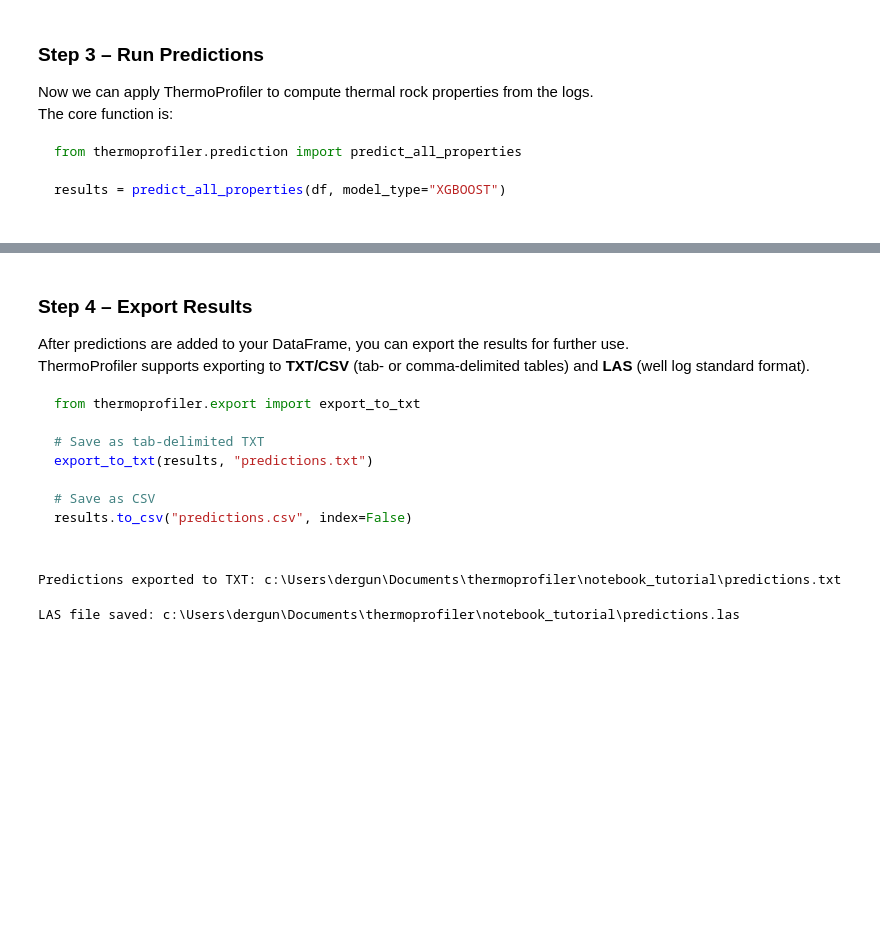
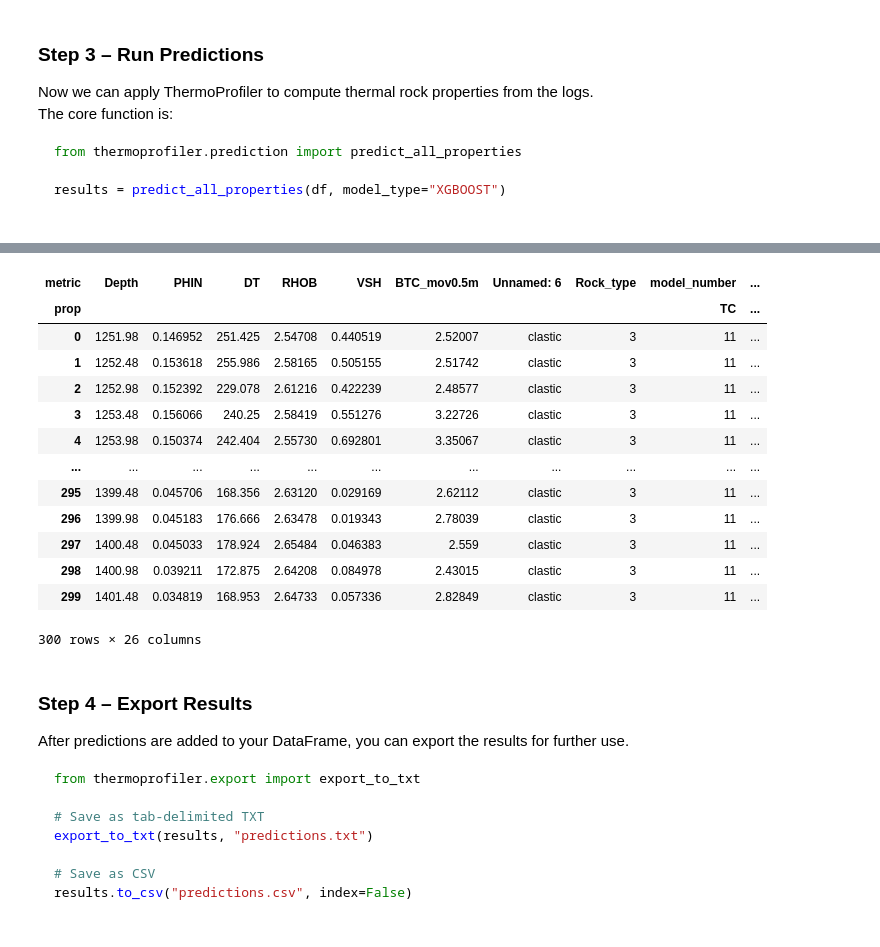
Before and after one commit to viktoriadergunova/thermoprofiler, a Jupyter notebook: notebook_tutorial/predict_thermalproperties.ipynb, the cells around one changed output, grey strips where cells are left out. Cells and saved outputs as stored; diff of their text form; code cells hidden in the pictures; blank space fills up the shorter version.

````diff
--- a/notebook_tutorial/predict_thermalproperties.ipynb
+++ b/notebook_tutorial/predict_thermalproperties.ipynb
@@ -137,8 +174,27 @@ df.tail(300)
+# %%
+df_all_xgb.head()
+df_all_xgb.value_counts()
+df_all_xgb.head(300)
+# %% [output]
+| metric | Depth | PHIN | DT | RHOB | VSH | BTC_mov0.5m | Unnamed: 6 | Rock_type | model_number | ... |
+| prop |  |  |  |  |  |  |  |  | TC | ... |
+| 0 | 1251.98 | 0.146952 | 251.425 | 2.54708 | 0.440519 | 2.52007 | clastic | 3 | 11 | ... |
+| 1 | 1252.48 | 0.153618 | 255.986 | 2.58165 | 0.505155 | 2.51742 | clastic | 3 | 11 | ... |
+| 2 | 1252.98 | 0.152392 | 229.078 | 2.61216 | 0.422239 | 2.48577 | clastic | 3 | 11 | ... |
+| 3 | 1253.48 | 0.156066 | 240.25 | 2.58419 | 0.551276 | 3.22726 | clastic | 3 | 11 | ... |
+| 4 | 1253.98 | 0.150374 | 242.404 | 2.55730 | 0.692801 | 3.35067 | clastic | 3 | 11 | ... |
+| ... | ... | ... | ... | ... | ... | ... | ... | ... | ... | ... |
+| 295 | 1399.48 | 0.045706 | 168.356 | 2.63120 | 0.029169 | 2.62112 | clastic | 3 | 11 | ... |
+| 296 | 1399.98 | 0.045183 | 176.666 | 2.63478 | 0.019343 | 2.78039 | clastic | 3 | 11 | ... |
+| 297 | 1400.48 | 0.045033 | 178.924 | 2.65484 | 0.046383 | 2.559 | clastic | 3 | 11 | ... |
+| 298 | 1400.98 | 0.039211 | 172.875 | 2.64208 | 0.084978 | 2.43015 | clastic | 3 | 11 | ... |
+| 299 | 1401.48 | 0.034819 | 168.953 | 2.64733 | 0.057336 | 2.82849 | clastic | 3 | 11 | ... |
+300 rows × 26 columns
 # %% [markdown]
 ### Step 4 – Export Results
 
 After predictions are added to your DataFrame, you can export the results for further use.
-ThermoProfiler supports exporting to **TXT/CSV** (tab- or comma-delimited tables) and **LAS** (well log standard format).
+
 
 ```python
 from thermoprofiler.export import export_to_txt
@@ -150,10 +206,5 @@ export_to_txt(results, "predictions.txt")
 results.to_csv("predictions.csv", index=False)
 # %%
 from thermoprofiler.export import export_to_txt, export_to_las
-export_to_txt(df, "predictions.txt")
+# export_to_txt(df, "predictions.txt")
+df.to_csv("predictions.csv", index=False)
-# %% [output]
-Predictions exported to TXT: c:\Users\dergun\Documents\thermoprofiler\notebook_tutorial\predictions.txt
-# %%
-export_to_las(df, "predictions.las", depth_col="Depth")
-# %% [output]
-LAS file saved: c:\Users\dergun\Documents\thermoprofiler\notebook_tutorial\predictions.las
````
Also changed, not shown: parts of 11 cells of this notebook, 3 other files.
